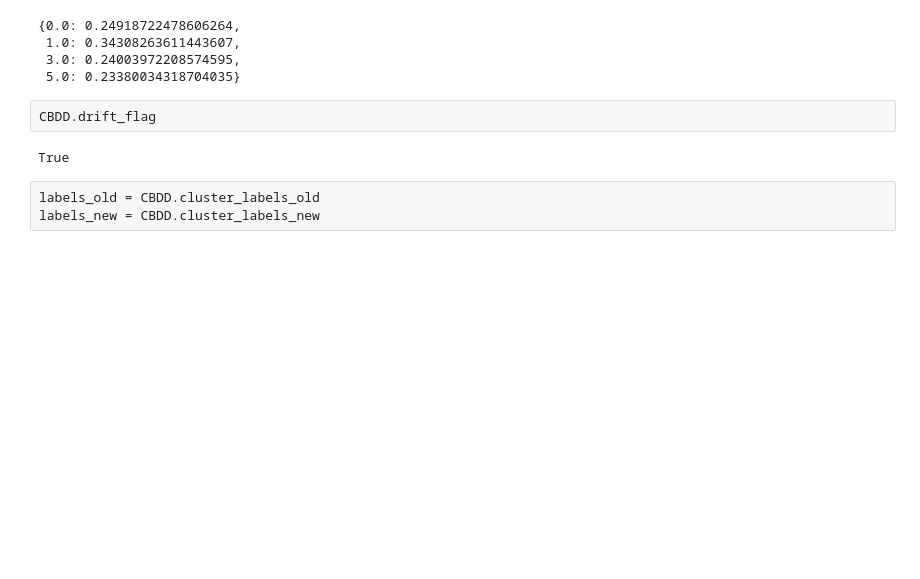
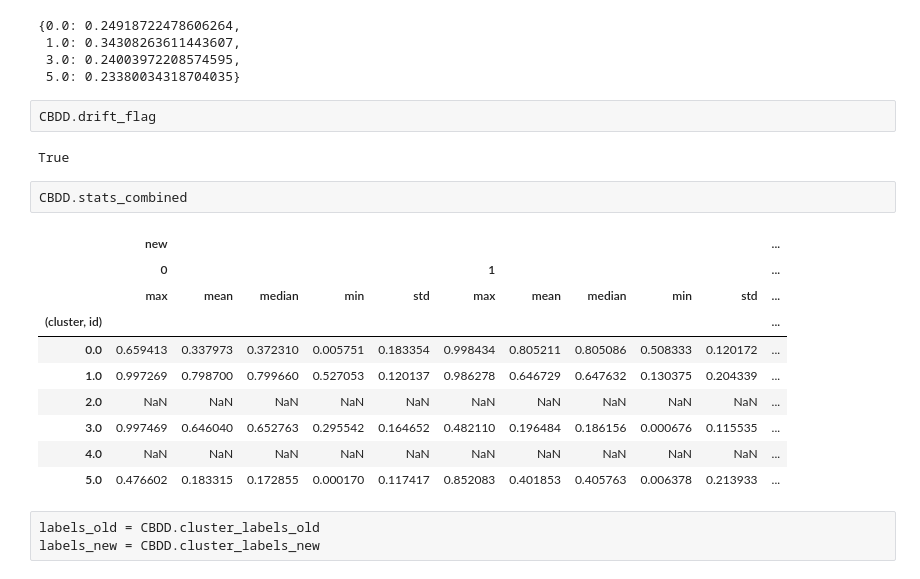
Before and after one commit to KubaCzech/DriftDetectionWithExplainableAI, a Jupyter notebook: notebooks/data_drift.ipynb, the cells around one changed output. Drawn from its saved outputs; the diff is of its cells as text; blank space fills up the shorter version.

```diff
--- a/notebooks/data_drift.ipynb
+++ b/notebooks/data_drift.ipynb
@@ -1079,6 +1080,19 @@ CBDD.cluster_shifts
 CBDD.drift_flag
 # %% [output]
 True
+# %%
+CBDD.stats_combined
+# %% [output]
+|  | new |  |  |  |  |  |  |  |  |  | ... |
+|  | 0 |  |  |  |  | 1 |  |  |  |  | ... |
+|  | max | mean | median | min | std | max | mean | median | min | std | ... |
+| (cluster, id) |  |  |  |  |  |  |  |  |  |  | ... |
+| 0.0 | 0.659413 | 0.337973 | 0.372310 | 0.005751 | 0.183354 | 0.998434 | 0.805211 | 0.805086 | 0.508333 | 0.120172 | ... |
+| 1.0 | 0.997269 | 0.798700 | 0.799660 | 0.527053 | 0.120137 | 0.986278 | 0.646729 | 0.647632 | 0.130375 | 0.204339 | ... |
+| 2.0 | NaN | NaN | NaN | NaN | NaN | NaN | NaN | NaN | NaN | NaN | ... |
+| 3.0 | 0.997469 | 0.646040 | 0.652763 | 0.295542 | 0.164652 | 0.482110 | 0.196484 | 0.186156 | 0.000676 | 0.115535 | ... |
+| 4.0 | NaN | NaN | NaN | NaN | NaN | NaN | NaN | NaN | NaN | NaN | ... |
+| 5.0 | 0.476602 | 0.183315 | 0.172855 | 0.000170 | 0.117417 | 0.852083 | 0.401853 | 0.405763 | 0.006378 | 0.213933 | ... |
 # %%
 labels_old = CBDD.cluster_labels_old
 labels_new = CBDD.cluster_labels_new
```
Also changed, not shown: parts of 2 cells of this notebook.
